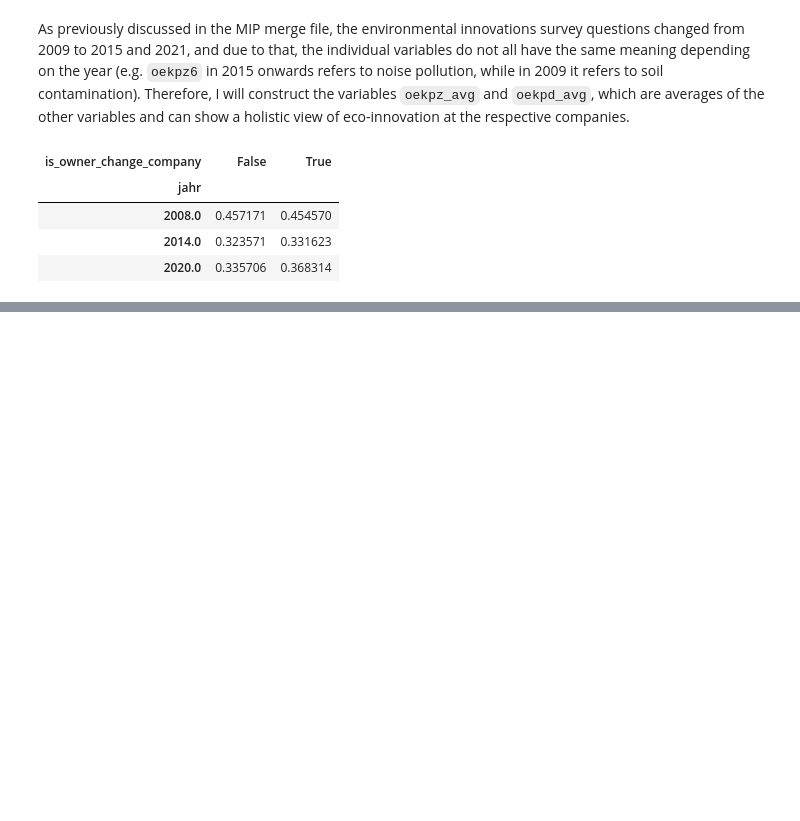
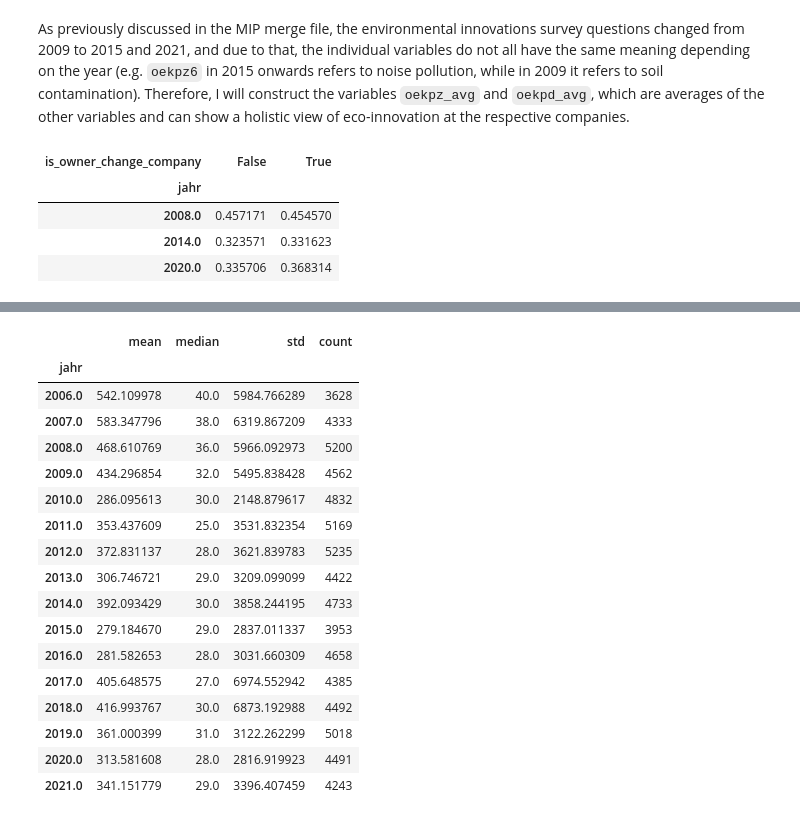
Before and after one commit to lucasanolte/bachelorarbeit, a Jupyter notebook: MIP_analysis.ipynb, the cells around one changed output, grey strips where cells are left out. Saved outputs shown, nothing was run; the diff lists cells and outputs as text; code cells hidden in the pictures; blank space fills up the shorter version.

```diff
--- a/MIP_analysis.ipynb
+++ b/MIP_analysis.ipynb
@@ -60,0 +70,22 @@ pd.crosstab(index=df_merged_companies["jahr"], columns=df_merged_companies["is_o
+# %%
+df1 = df_merged_companies.groupby(["jahr"])["bges"].agg(['mean', 'median', 'std', 'count'])
+df2 = df_merged_companies["is_owner_change_company"].groupby(["jahr"])["bges"].agg(['mean', 'median', 'std', 'count'])
+# %% [output]
+|  | mean | median | std | count |
+| jahr |  |  |  |  |
+| 2006.0 | 542.109978 | 40.0 | 5984.766289 | 3628 |
+| 2007.0 | 583.347796 | 38.0 | 6319.867209 | 4333 |
+| 2008.0 | 468.610769 | 36.0 | 5966.092973 | 5200 |
+| 2009.0 | 434.296854 | 32.0 | 5495.838428 | 4562 |
+| 2010.0 | 286.095613 | 30.0 | 2148.879617 | 4832 |
+| 2011.0 | 353.437609 | 25.0 | 3531.832354 | 5169 |
+| 2012.0 | 372.831137 | 28.0 | 3621.839783 | 5235 |
+| 2013.0 | 306.746721 | 29.0 | 3209.099099 | 4422 |
+| 2014.0 | 392.093429 | 30.0 | 3858.244195 | 4733 |
+| 2015.0 | 279.184670 | 29.0 | 2837.011337 | 3953 |
+| 2016.0 | 281.582653 | 28.0 | 3031.660309 | 4658 |
+| 2017.0 | 405.648575 | 27.0 | 6974.552942 | 4385 |
+| 2018.0 | 416.993767 | 30.0 | 6873.192988 | 4492 |
+| 2019.0 | 361.000399 | 31.0 | 3122.262299 | 5018 |
+| 2020.0 | 313.581608 | 28.0 | 2816.919923 | 4491 |
+| 2021.0 | 341.151779 | 29.0 | 3396.407459 | 4243 |
```
Also changed, not shown: parts of 11 cells of this notebook, 1 other file.
